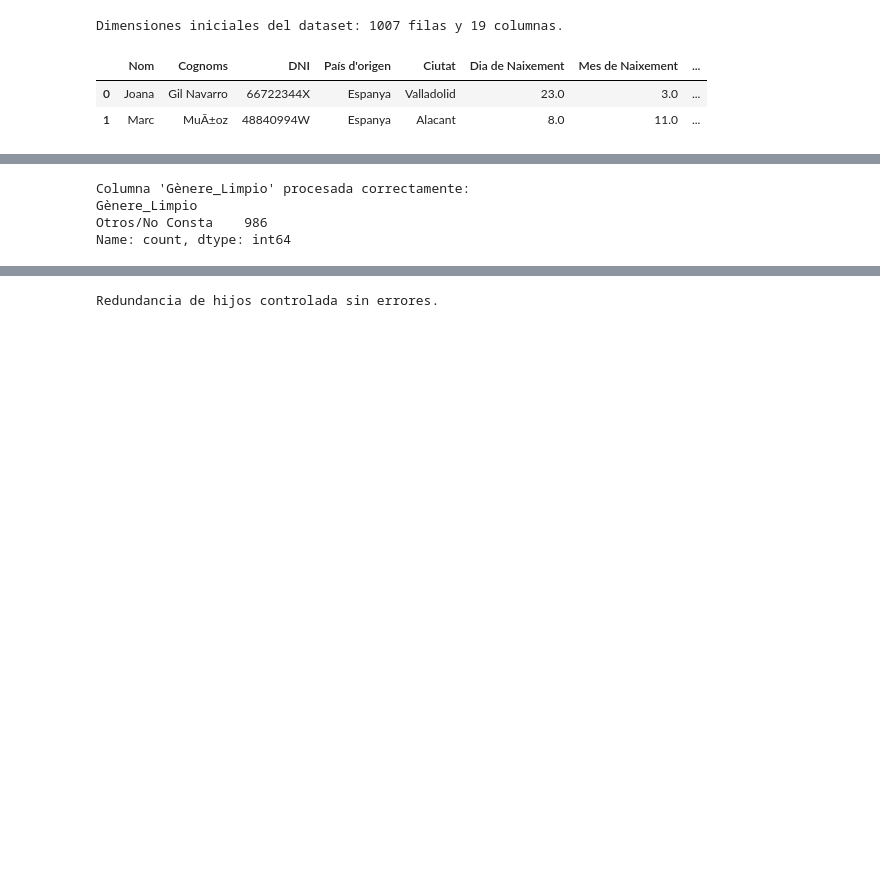
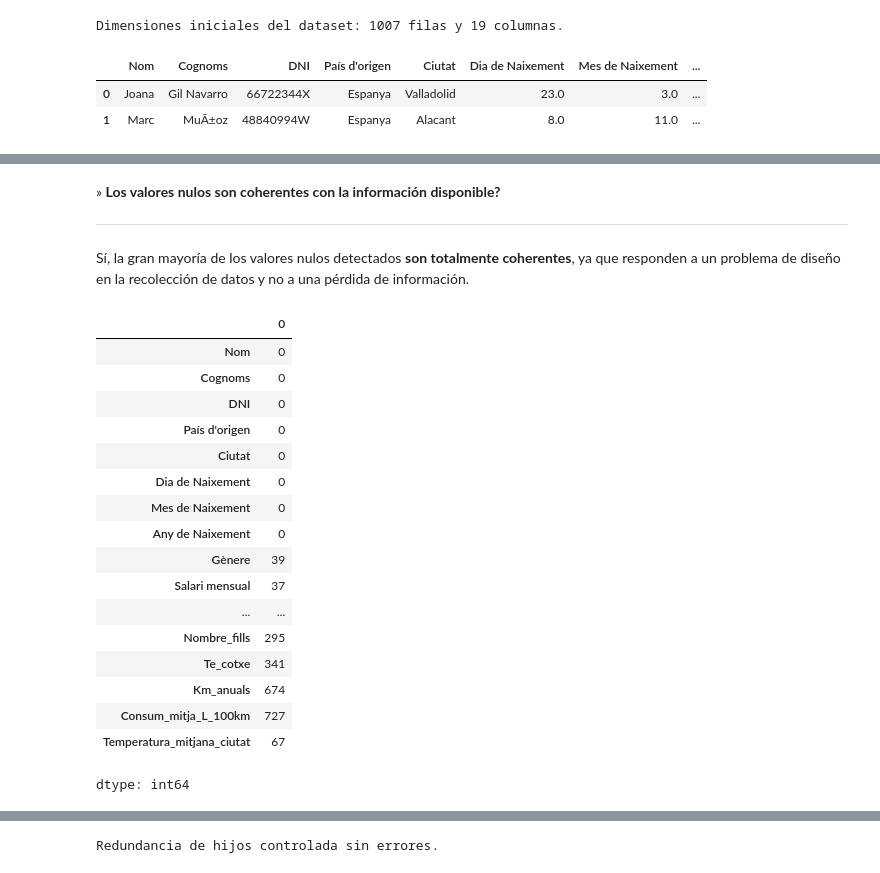
Before and after one commit to leoruggiero/Sprint-8-Python-Leonardo-Ruggiero, a Jupyter notebook: Sprint8_Python_LeonardoRuggiero.ipynb, the cells around one changed output, grey strips where cells are left out. Cells and saved outputs as stored; diff of their text form; code cells hidden in the pictures; blank space fills up the shorter version.

```diff
--- a/Sprint8_Python_LeonardoRuggiero.ipynb
+++ b/Sprint8_Python_LeonardoRuggiero.ipynb
@@ -285,33 +318,30 @@ Las personas que tienen un valor en el número de hijos tienen efectivamente hij
 » Validar la temperatura media. En caso de que esa información falte, deberás imputarla utilizando un criterio razonable (por ciudad o por un nivel superior justificado).
 
 » Revisar e imputar los salarios faltantes, aplicando criterios analíticos coherentes (como cargo, grupo profesional, ciudad, género o franja de edad).
-# %%
-# 1. Identificar la columna de género de forma flexible (con o sin acento)
-# Definimos el diccionario de mapeo
-mapeo_genero = {
-    'Dona': 'Mujer', 'D': 'Mujer', 'F': 'Mujer',
-    'Home': 'Hombre', 'H': 'Hombre', 'A': 'Otros/No Consta'
-}
-
-# Buscamos la columna original de género de forma flexible
-columna_genero_origen = None
-for col in datos_trabajadores.columns:
-    if col.lower() in ['gnere', 'gènere', 'génere', 'gènere_limpio']:
-        columna_genero_origen = col
-        break
-
-if columna_genero_origen:
-    # Si la columna existe, aplicamos la transformación sobre ella y nos aseguramos de que se llame 'Gènere_Limpio'
-    datos_trabajadores['Gènere_Limpio'] = datos_trabajadores[columna_genero_origen].map(mapeo_genero).fillna('Otros/No Consta')
-
-    # Si el nombre antiguo era diferente, limpiamos la columna vieja para no tener duplicados
-    if columna_genero_origen != 'Gènere_Limpio':
-        datos_trabajadores.drop(columns=[columna_genero_origen], errors='ignore', inplace=True)
-
-print("Columna 'Gènere_Limpio' procesada correctamente:")
-print(datos_trabajadores['Gènere_Limpio'].value_counts())
-# %% [output]
-Columna 'Gènere_Limpio' procesada correctamente:
-Gènere_Limpio
-Otros/No Consta    986
-Name: count, dtype: int64
+# %% [markdown]
+» **Los valores nulos son coherentes con la información disponible?**
+
+---
+
+Sí, la gran mayoría de los valores nulos detectados **son totalmente coherentes**, ya que responden a un problema de diseño en la recolección de datos y no a una pérdida de información.
+# %%
+datos_trabajadores.isnull().sum()
+# %% [output]
+|  | 0 |
+| Nom | 0 |
+| Cognoms | 0 |
+| DNI | 0 |
+| País d'origen | 0 |
+| Ciutat | 0 |
+| Dia de Naixement | 0 |
+| Mes de Naixement | 0 |
+| Any de Naixement | 0 |
+| Gènere | 39 |
+| Salari mensual | 37 |
+| ... | ... |
+| Nombre_fills | 295 |
+| Te_cotxe | 341 |
+| Km_anuals | 674 |
+| Consum_mitja_L_100km | 727 |
+| Temperatura_mitjana_ciutat | 67 |
+dtype: int64
```
Also changed, not shown: parts of 32 cells of this notebook.
